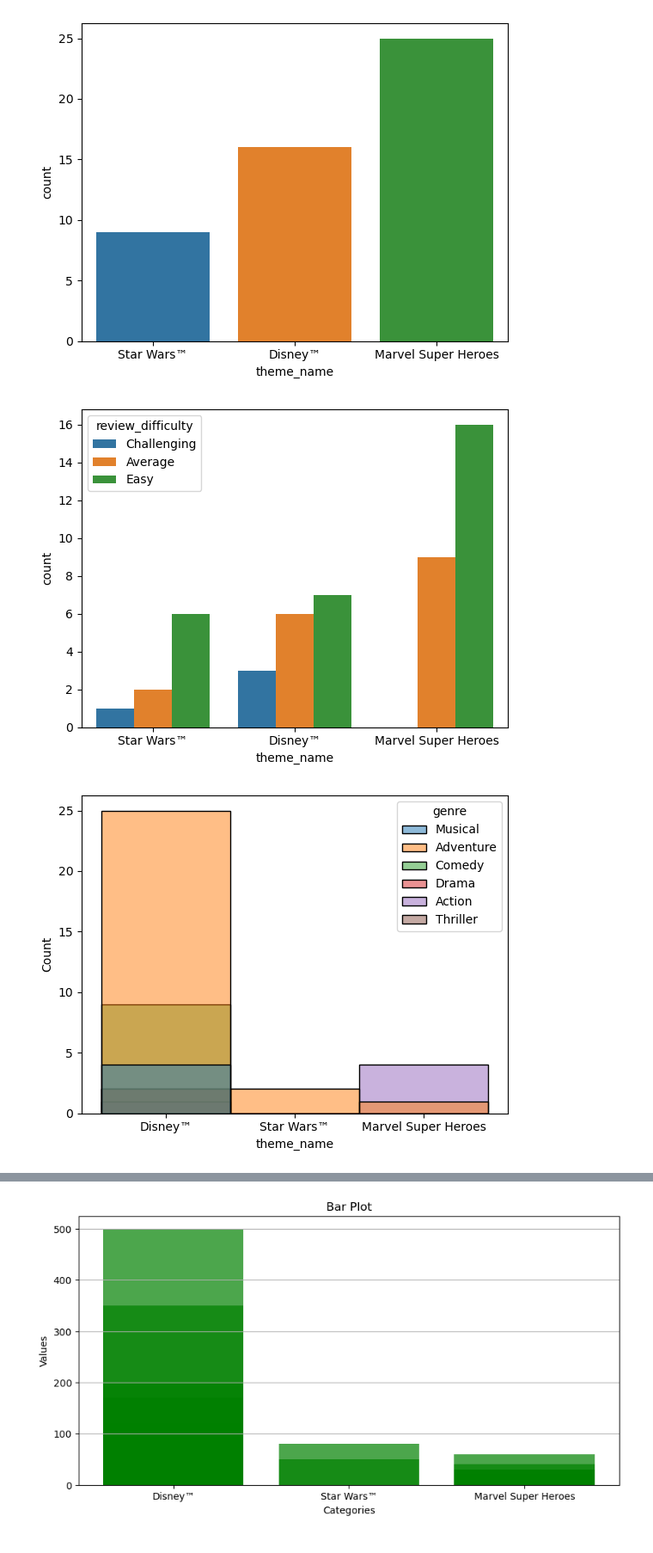
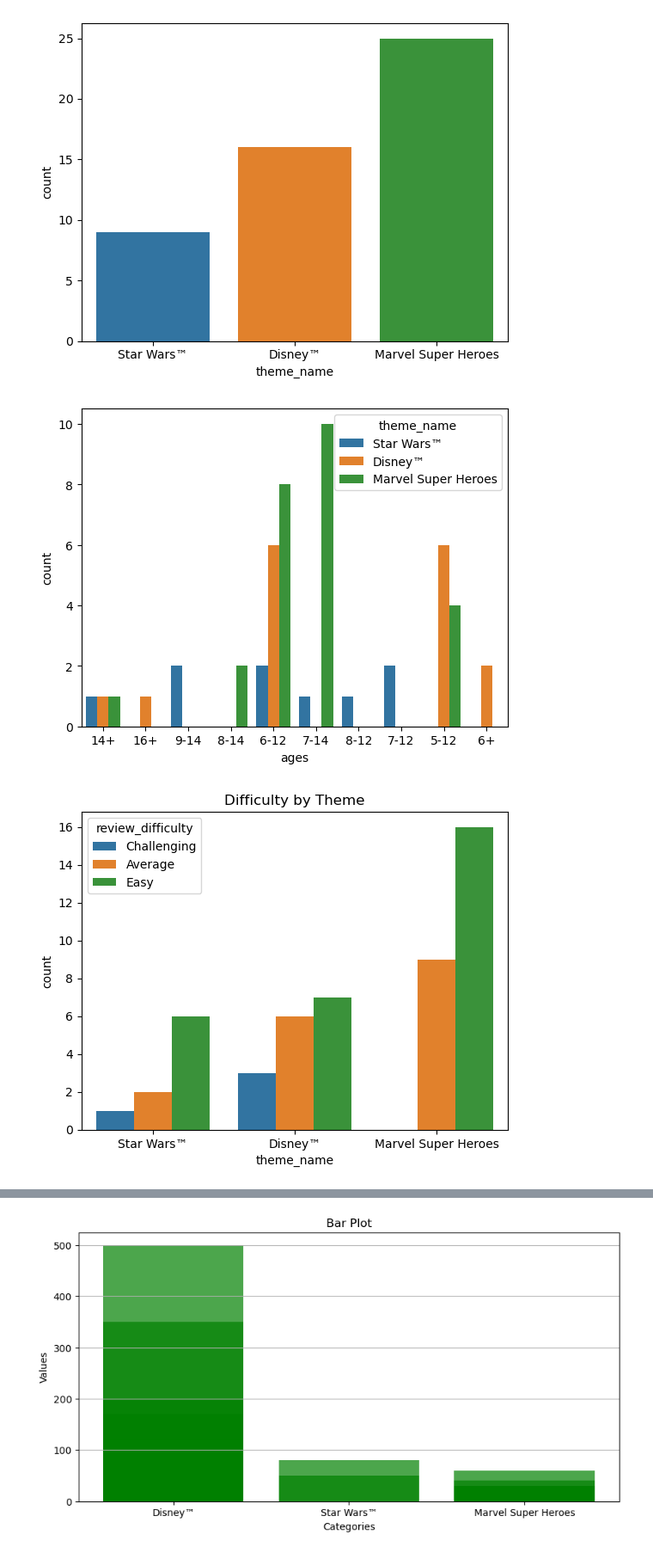
Before and after one commit to princessabrelli/Week_3_project, a Jupyter notebook: disney-legos.ipynb, the cells around one changed output, grey strips where cells are left out. Shown at 86% size. Saved outputs shown, nothing was run; the diff lists cells and outputs as text; code cells hidden in the pictures.

Commit message:
Created More Graphs
i created more graphs and brought the ages column back in to give us a bit more insight on the data.

```diff
--- a/disney-legos.ipynb
+++ b/disney-legos.ipynb
@@ -125,7 +125,7 @@ legos_df
 | 12260 | 6-14 | 12.1878 | 11.0 | 109.0 | 4.5 | Practice your Spinjitzu skills wi... | 70606.0 | Join the ninja heroes at the dojo... | ... |
 12261 rows × 14 columns
 # %%
-legos_df.drop(columns=['ages', 'num_reviews', 'play_star_rating', 'prod_desc', 'val_star_rating', 'country', 'prod_id', 'star_rating'], inplace=True)
+legos_df.drop(columns=['num_reviews', 'play_star_rating', 'prod_desc', 'val_star_rating', 'country', 'prod_id', 'star_rating'], inplace=True)
 # %%
 legos_df.review_difficulty = legos_df['review_difficulty'].apply(lambda x: 'Easy' if x in ['Very Easy'] else ('Challenging' if x in ['Very Challenging'] else x))
 # %%
@@ -140,7 +140,7 @@ df_without_duplicates.reset_index(drop=True, inplace=True)
 # %%
 legos_df = pd.DataFrame(legos_df)
 
-legos_df_reordered = ['theme_name', 'set_name', 'prod_long_desc', 'list_price', 'piece_count', 'review_difficulty']
+legos_df_reordered = ['theme_name', 'set_name', 'prod_long_desc', 'list_price', 'piece_count', 'ages', 'review_difficulty']
 
 legos_df = legos_df[legos_df_reordered]
 # %%
@@ -197,12 +205,13 @@ sns.countplot(x='theme_name', data=top_lego)
 <Axes: xlabel='theme_name', ylabel='count'>
 [figure]
 # %%
-sns.countplot(x='theme_name', hue='review_difficulty', data=top_lego)
+sns.countplot(x='ages', hue='theme_name', data=top_lego)
 plt.show()
 # %% [output]
-[figure, old version]
+[figure, new version]
 # %%
-sns.histplot(x='theme_name', hue='genre', data=top_50)
+sns.countplot(x='theme_name', hue='review_difficulty', data=top_lego)
+plt.title('Difficulty by Theme')
 plt.show()
 # %% [output]
-[figure, old version]
+[figure, new version]
```
Also changed, not shown: parts of 6 cells of this notebook.
